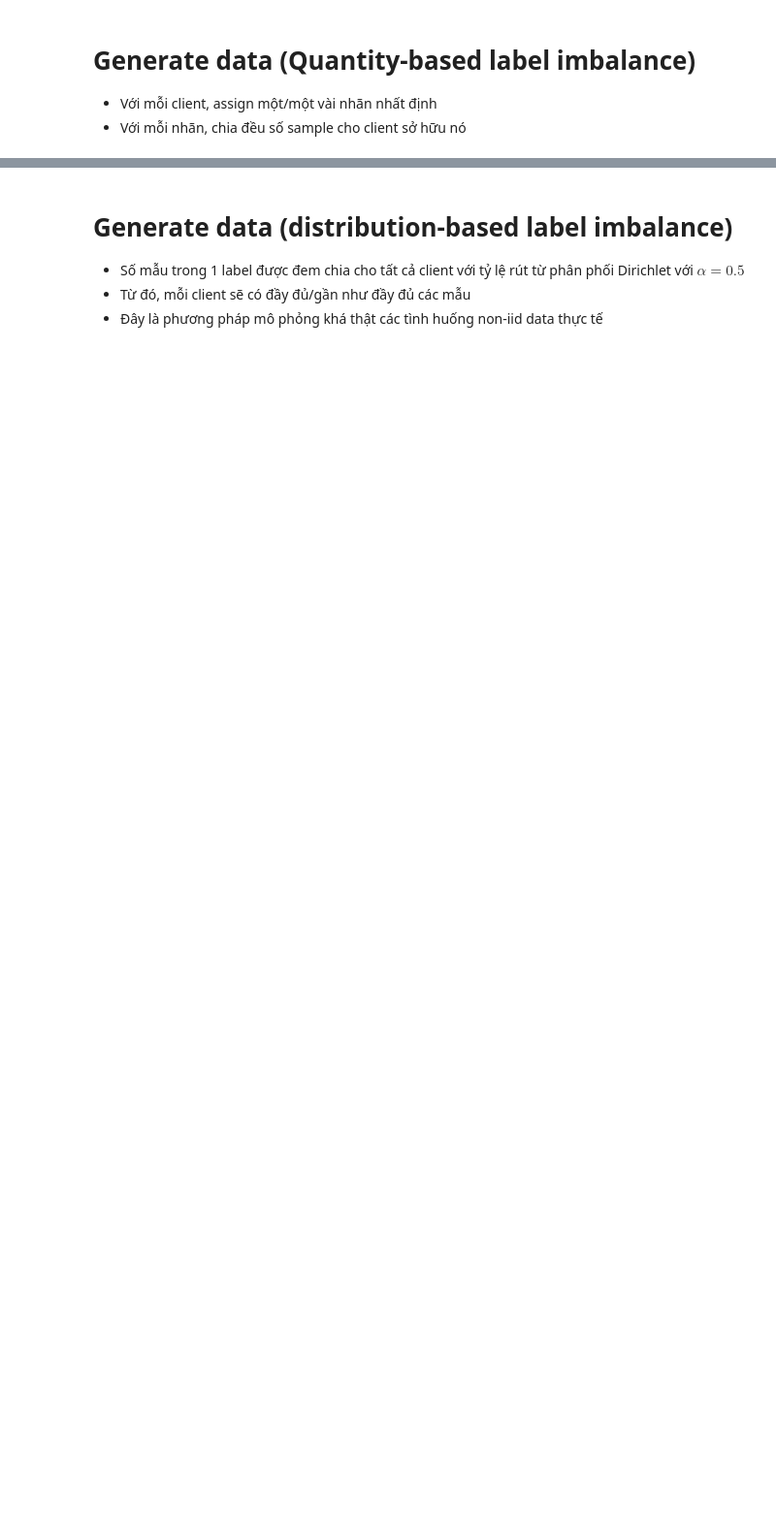
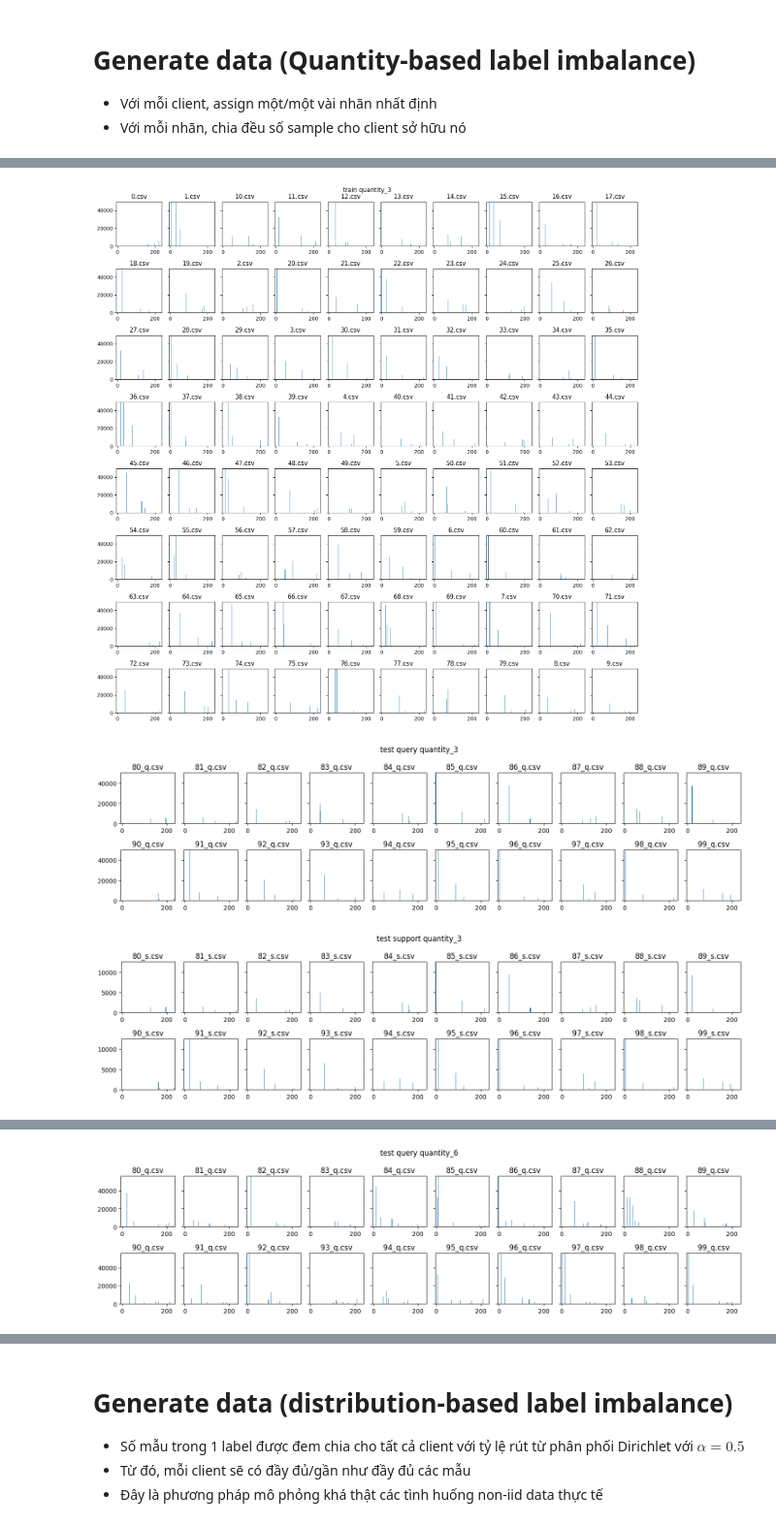
Before and after one commit to IrisStream/Xmoji, a Jupyter notebook: src/data_processing/generator.ipynb, the cells around one changed output, grey strips where cells are left out. Shown at 97% size. Cells and saved outputs as stored; diff of their text form; code cells hidden in the pictures; blank space fills up the shorter version.

```diff
--- a/src/data_processing/generator.ipynb
+++ b/src/data_processing/generator.ipynb
@@ -104,0 +22,7 @@ vis_dis_client('../../data', "distribution", 4, 1573)
+# %%
+from generator import data_generator
+from settings import strategies, Data
+
+labels_per_client = [3, 6, 9]
+for k in labels_per_client:
+	data_generator(Data.get_data_path(), strategies.QUANTITY_BASED_SKEW, k)
@@ -104,0 +38,11 @@ vis_dis_client('../../data', "distribution", 4, 1573)
+# %%
+from generator import vis_dis_client
+from settings import strategies, Data
+
+labels_per_client = [3, 6, 9]
+for k in labels_per_client:
+	vis_dis_client(Data.get_data_path(), strategy=f'{strategies.QUANTITY_BASED_SKEW}_{k}')
+# %% [output]
+[figure, added]
+[figure, added]
+[figure, added]
@@ -104,0 +50 @@ vis_dis_client('../../data', "distribution", 4, 1573)
+[figure, added]
```
Also changed, not shown: parts of 17 cells of this notebook, 5 other files.
